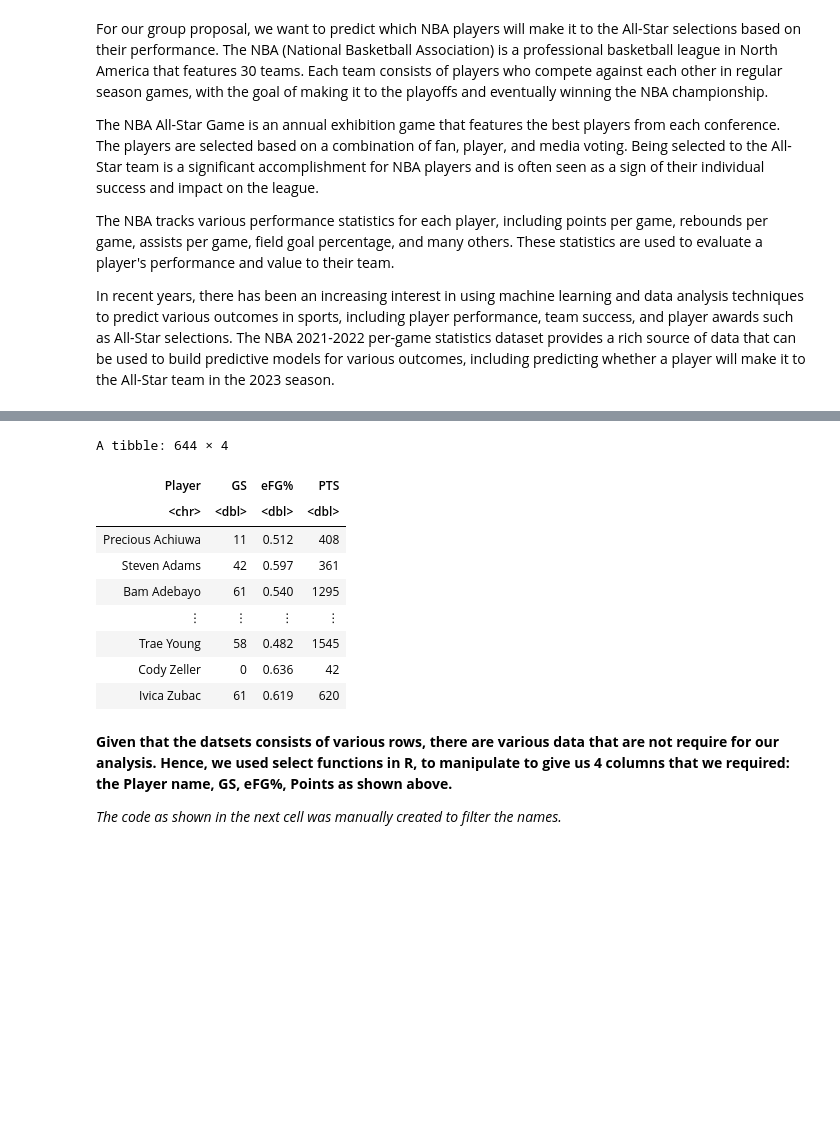
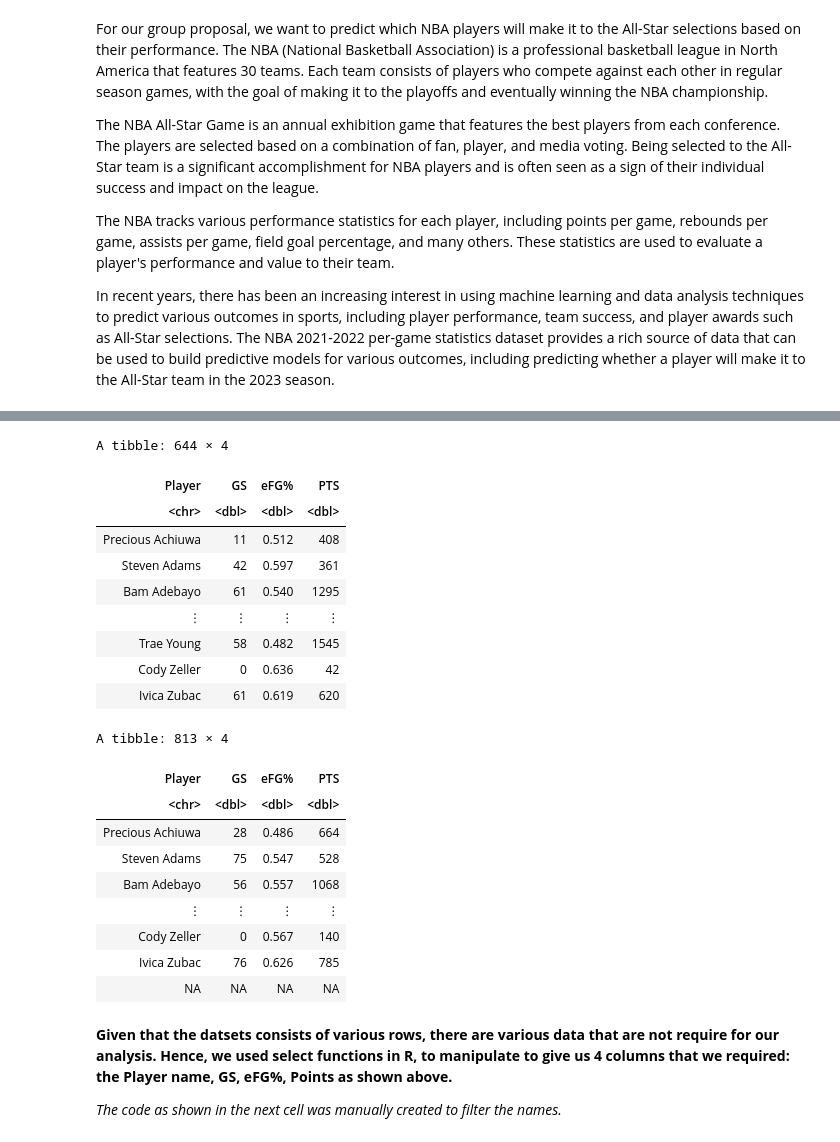
Before and after one commit to DrakenRaptor/Section006-28-Proposal, a Jupyter notebook: ProjectTrial.ipynb, the cells around one changed output, grey strips where cells are left out. Drawn from its saved outputs; the diff is of its cells as text; code cells hidden in the pictures; blank space fills up the shorter version.

Commit message:
Read, select, mutate the data for 2023 and 2022 data frames

```diff
--- a/ProjectTrial.ipynb
+++ b/ProjectTrial.ipynb
@@ -88,19 +87,33 @@ A spec_tbl_df: 644 × 31
 # %%
 # Select the GS(Game Started), eFG%(Effective Field Goal Precentage), and PTS (Points Per Game) to be the three variables we will focused on in this assignment
-selected_vars <- basket_2023 |>
+selected_2023 <- basket_2023 |>
                  select(Player, GS, "eFG%", PTS)
-selected_vars
+selected_2023
+
+selected_2022 <- basket_2022 |>
+                 select(Player, GS, "eFG%", PTS)
+selected_2022
 # %% [output]
 A tibble: 644 × 4
 | Player | GS | eFG% | PTS |
 | <chr> | <dbl> | <dbl> | <dbl> |
 | Precious Achiuwa | 11 | 0.512 | 408 |
 | Steven Adams | 42 | 0.597 | 361 |
 | Bam Adebayo | 61 | 0.540 | 1295 |
 | ⋮ | ⋮ | ⋮ | ⋮ |
 | Trae Young | 58 | 0.482 | 1545 |
 | Cody Zeller | 0 | 0.636 | 42 |
 | Ivica Zubac | 61 | 0.619 | 620 |
+A tibble: 813 × 4
+| Player | GS | eFG% | PTS |
+| <chr> | <dbl> | <dbl> | <dbl> |
+| Precious Achiuwa | 28 | 0.486 | 664 |
+| Steven Adams | 75 | 0.547 | 528 |
+| Bam Adebayo | 56 | 0.557 | 1068 |
+| ⋮ | ⋮ | ⋮ | ⋮ |
+| Cody Zeller | 0 | 0.567 | 140 |
+| Ivica Zubac | 76 | 0.626 | 785 |
+| NA | NA | NA | NA |
 # %% [markdown]
 **Given that the datsets consists of various rows, there are various data that are not require for our analysis. Hence, we used select functions in R, to manipulate to give us 4 columns that we required: the Player name, GS, eFG%, Points as shown above.**
 
```
Also changed, not shown: parts of 4 cells of this notebook.
